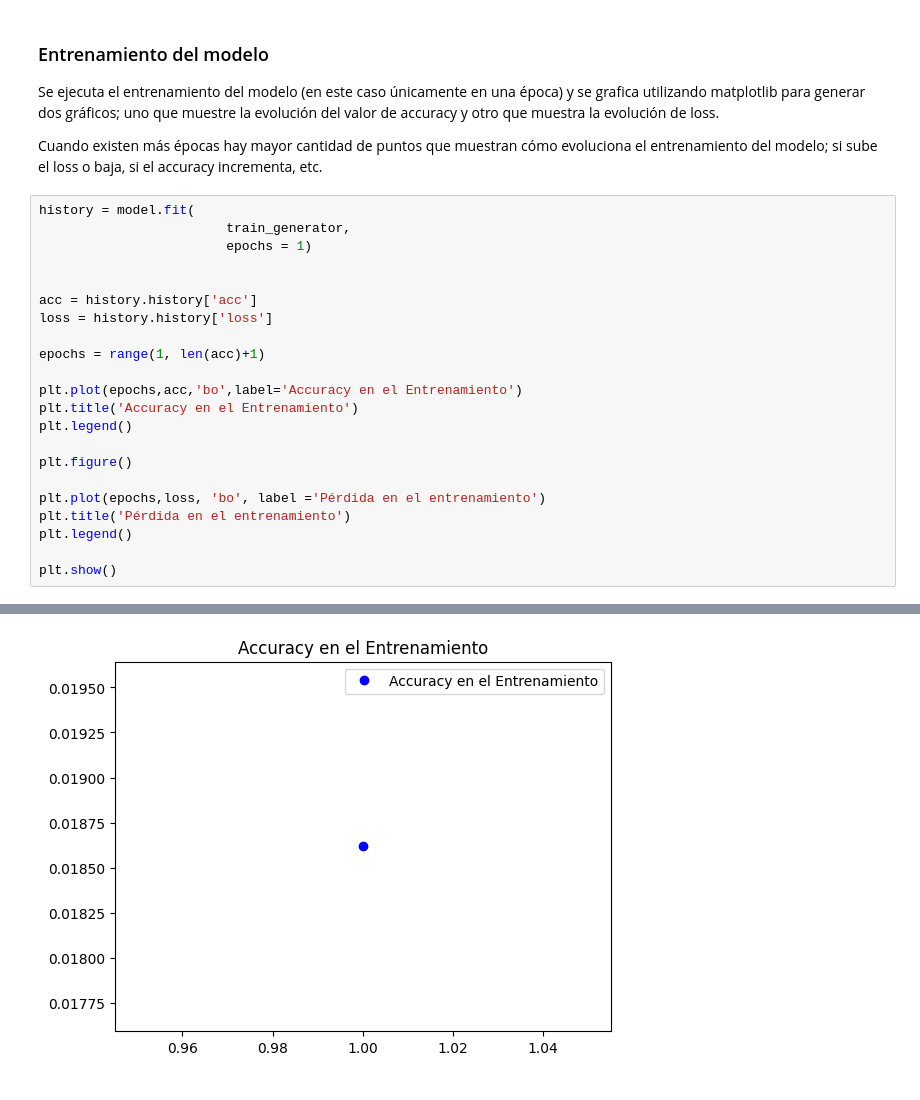
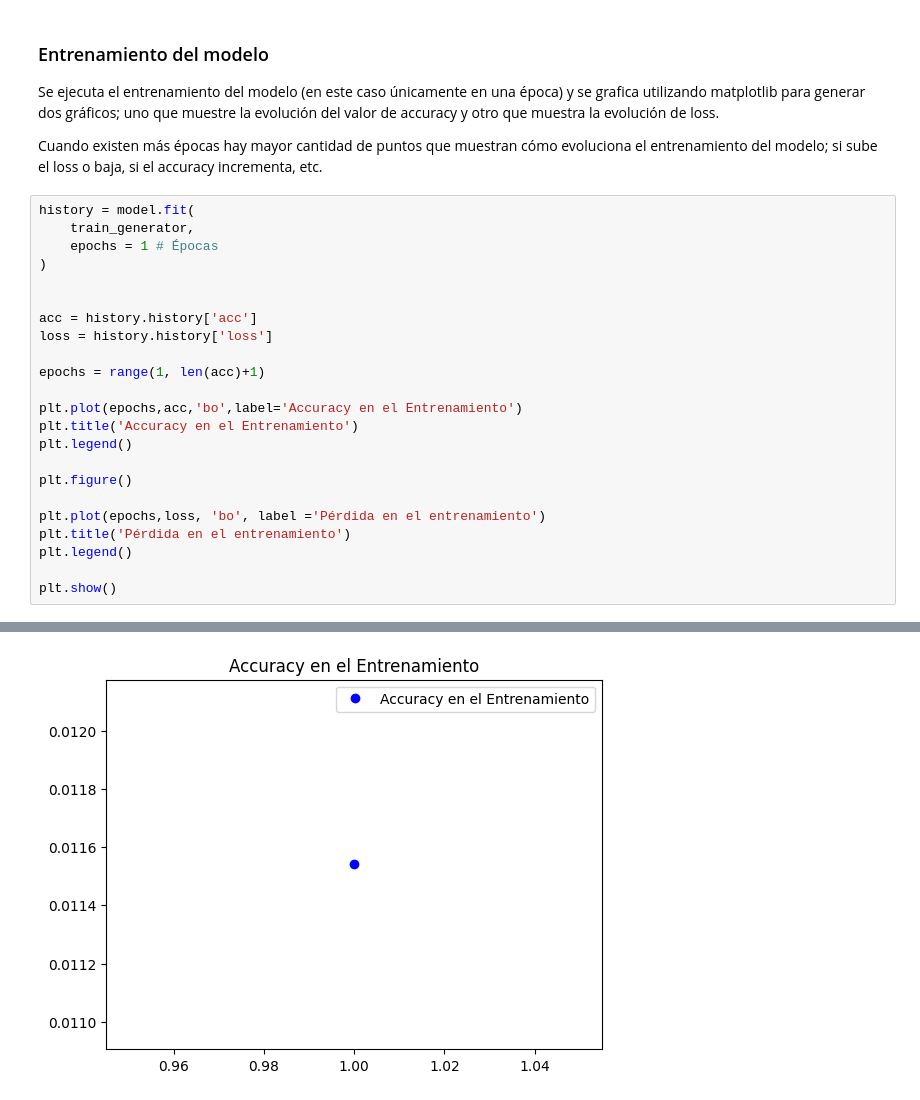
Before and after one commit to produce101levi/butterfly-dataset, a Jupyter notebook: Butterfly.ipynb, the cells around one changed output, grey strips where cells are left out. Cells and saved outputs as stored; diff of their text form.

```diff
--- a/Butterfly.ipynb
+++ b/Butterfly.ipynb
@@ -174,8 +186,9 @@ Se ejecuta el entrenamiento del modelo (en este caso únicamente en una época)
 Cuando existen más épocas hay mayor cantidad de puntos que muestran cómo evoluciona el entrenamiento del modelo; si sube el loss o baja, si el accuracy incrementa, etc.
 # %%
 history = model.fit(
-						train_generator,
-						epochs = 1)
+	train_generator,
+	epochs = 1 # Épocas
+)
 
 
 acc = history.history['acc']
@@ -199 +212 @@ plt.show()
-[figure, old version]
+[figure, new version]
```
Also changed, not shown: parts of 5 cells of this notebook.
